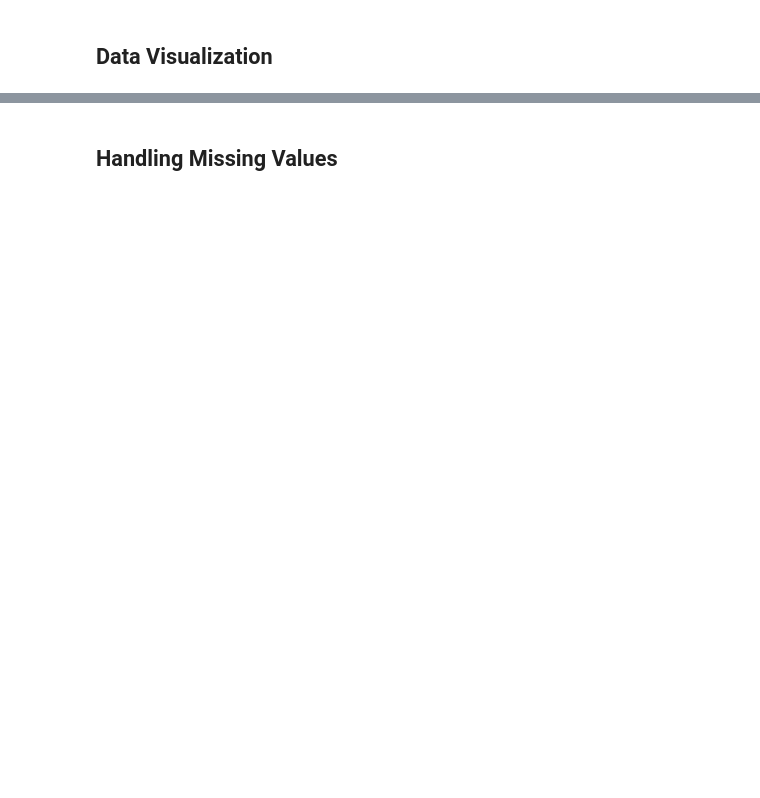
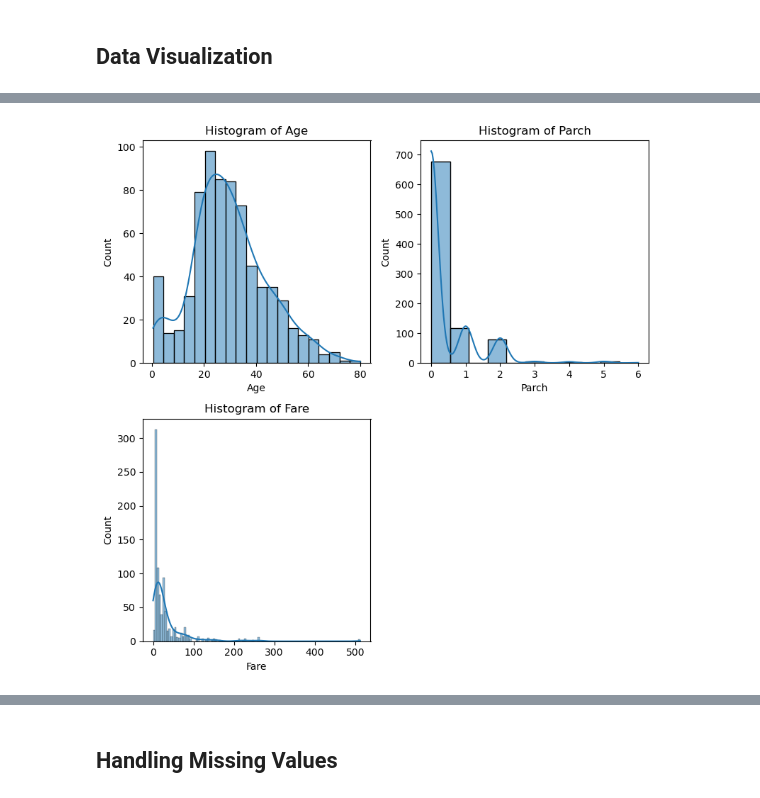
Before and after one commit to pandipellylahari/machine_learning_lab, a Jupyter notebook: Decision Tree.ipynb, the cells around one changed output, grey strips where cells are left out. Saved outputs shown, nothing was run; the diff lists cells and outputs as text; code cells hidden in the pictures; blank space fills up the shorter version.

```diff
--- a/Decision Tree.ipynb
+++ b/Decision Tree.ipynb
@@ -91,2 +101,21 @@ df.isnull().sum().idxmax()
+# %%
+#Histogram of Age, Parch, Fare
+
+
+cols = ["Age", "Parch", "Fare"]
+
+fig, axes = plt.subplots(2,2,figsize=(8,8))
+axes = axes.flatten()
+
+for i, col in enumerate(cols):
+    cur_ax = axes[i]
+    sns.histplot(df[col],kde=True,ax = cur_ax)
+    cur_ax.set_title(f"Histogram of {col}")
+
+plt.delaxes(axes[-1])
+plt.tight_layout()
+plt.show()
+# %% [output]
+[figure, added]
 # %%
 #Plot histogram of age for survived and did not survived class
```
Also changed, not shown: parts of 45 cells of this notebook.
